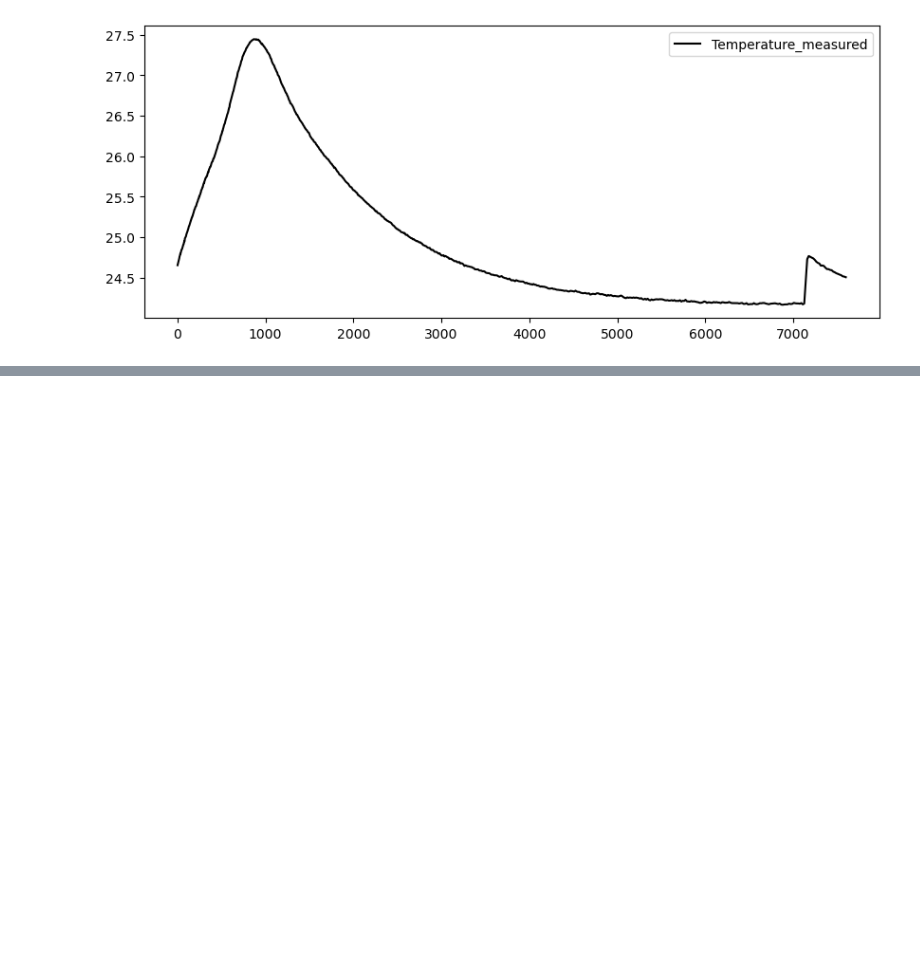
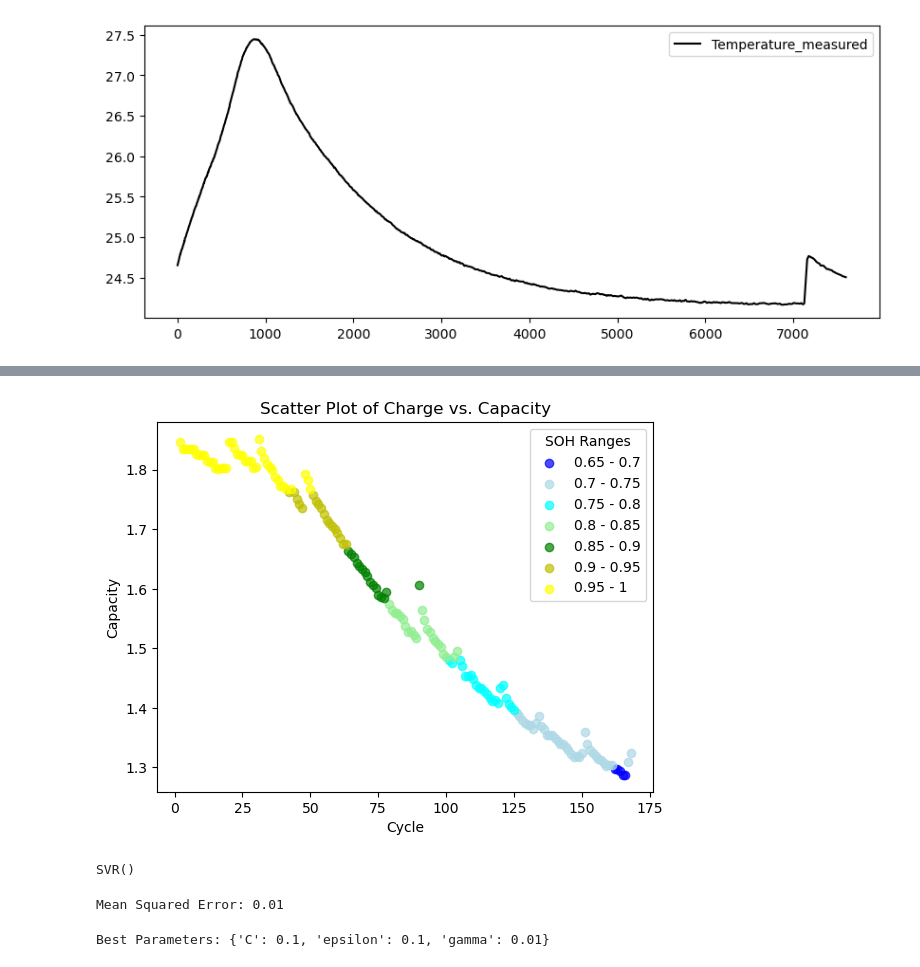
Before and after one commit to RomanShrestha07/CPSC_4830_Group_Project, a Jupyter notebook: Group_Project.ipynb, the cells around one changed output, grey strips where cells are left out. Saved outputs shown, nothing was run; the diff lists cells and outputs as text; code cells hidden in the pictures; blank space fills up the shorter version.

Commit message:
- some analysis and modelling

```diff
--- a/Group_Project.ipynb
+++ b/Group_Project.ipynb
@@ -136,0 +178,3 @@ plot_test_data(df)
+# %%
+b5 = load_mat("data/B0005.mat")
+b5_cycles = b5['B0005']['cycle']
@@ -136,0 +230,3 @@ plot_test_data(df)
+# %%
+discharge_df = pd.concat(discharge_dfs, ignore_index=True)
+discharge_df.head()
@@ -136,0 +262,4 @@ plot_test_data(df)
+# %%
+initial_capacity = discharge_df['Capacity'].iloc[0]
+discharge_df['SOH'] = discharge_df['Capacity'] / initial_capacity
+discharge_df.head()
@@ -136,0 +273,3 @@ plot_test_data(df)
+# %%
+max_discharge_df = discharge_df.loc[discharge_df.groupby('Cycle')['Time'].idxmax()]
+max_discharge_df
@@ -136,0 +290,29 @@ plot_test_data(df)
+# %%
+colors = {
+    (0.65, 0.7): 'blue',
+    (0.7, 0.75): 'lightblue',
+    (0.75, 0.8): 'aqua',
+    (0.8, 0.85): 'lightgreen',
+    (0.85, 0.9): 'green',
+    (0.9, 0.95): 'y',
+    (0.95, 1): 'yellow',
+}
+
+for (lower, upper), color in colors.items():
+    mask = (max_discharge_df['SOH'] >= lower) & (max_discharge_df['SOH'] < upper)
+
+    plt.scatter(
+        max_discharge_df[mask]['Cycle'],
+        max_discharge_df[mask]['Capacity'],
+        c=color,
+        label=f'{lower} - {upper}',
+        alpha=0.7
+    )
+
+plt.xlabel('Cycle')
+plt.ylabel('Capacity')
+plt.title('Scatter Plot of Charge vs. Capacity')
+plt.legend(title='SOH Ranges')
+plt.show()
+# %% [output]
+[figure, added]
@@ -136,0 +326,29 @@ plot_test_data(df)
+# %%
+from sklearn.svm import SVR
+
+model = SVR(kernel='rbf')  # You can use other kernels like 'linear' or 'poly' if needed
+model.fit(X_train, y_train)
+# %% [output]
+SVR()
+# %%
+from sklearn.metrics import mean_squared_error
+
+y_pred = model.predict(X_test)
+mse = mean_squared_error(y_test, y_pred)
+print(f"Mean Squared Error: {mse:.2f}")
+# %% [output]
+Mean Squared Error: 0.01
+# %%
+from sklearn.model_selection import GridSearchCV
+
+parameters = {
+    'C': [0.1, 1, 10],
+    'epsilon': [0.1, 0.2, 0.3],
+    'gamma': [0.01, 0.1, 1]
+}
+
+grid_search = GridSearchCV(SVR(), parameters, cv=5, scoring='neg_mean_squared_error')
+grid_search.fit(X_train, y_train)
+print(f"Best Parameters: {grid_search.best_params_}")
+# %% [output]
+Best Parameters: {'C': 0.1, 'epsilon': 0.1, 'gamma': 0.01}
```
Also changed, not shown: parts of 25 cells of this notebook.
